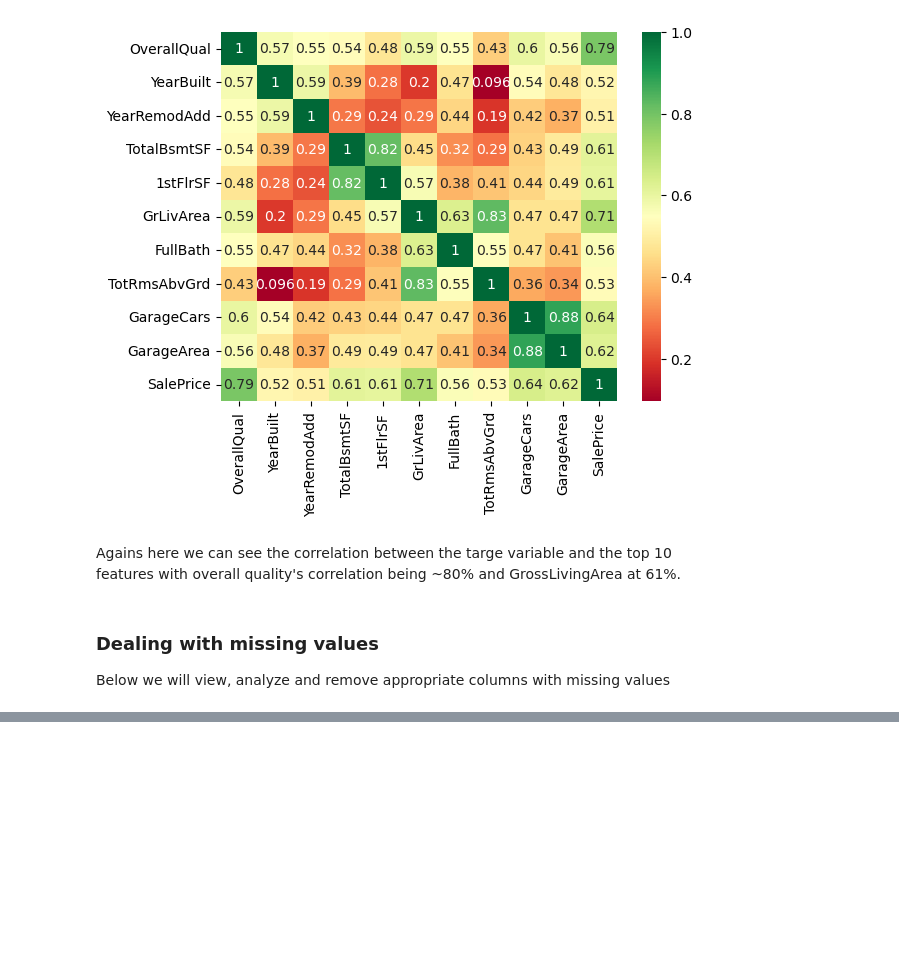
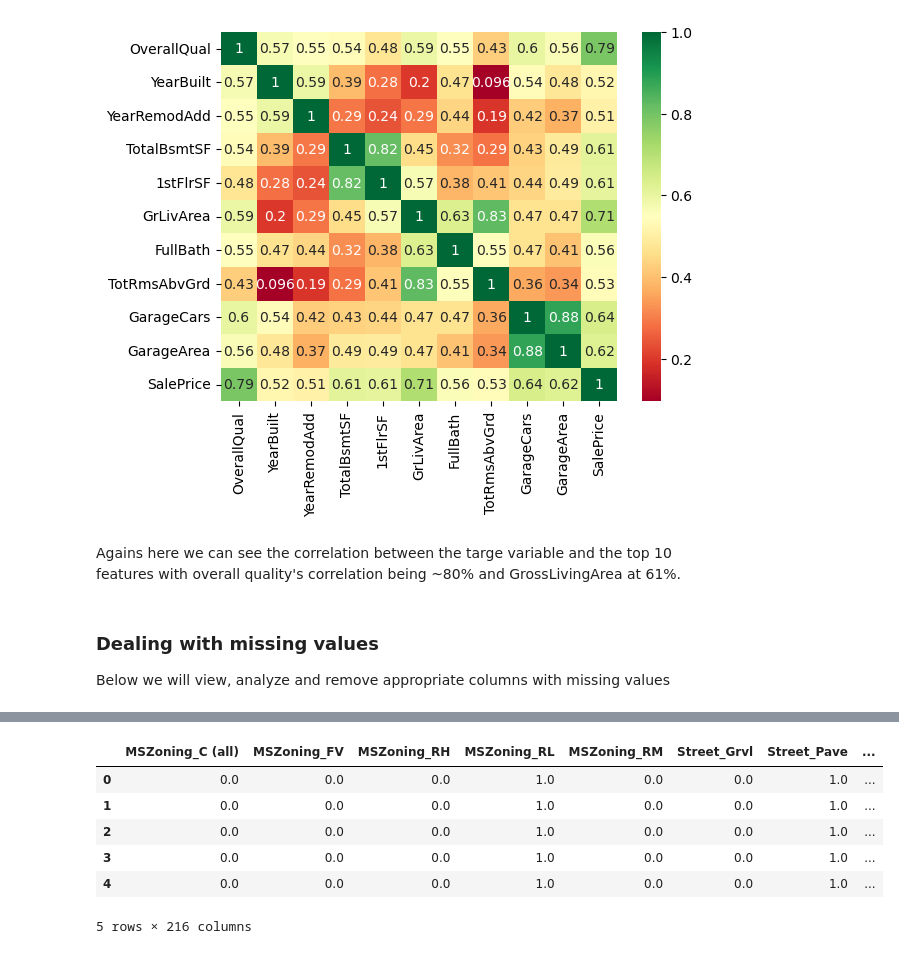
Before and after one commit to SMRain10/Housing-Price-Regression-Competition, a Jupyter notebook: 611_Project.ipynb, the cells around one changed output, grey strips where cells are left out. Cells and saved outputs as stored; diff of their text form; code cells hidden in the pictures; blank space fills up the shorter version.

```diff
--- a/611_Project.ipynb
+++ b/611_Project.ipynb
@@ -122,0 +151,8 @@ Looking at columns with missing values we can easily remove one with large amoun
+# %%
+# Lets separate the features into categorical and quantitative features.
+categorical_features = df_train1.select_dtypes(include=['object']).columns
+quantitative_features = df_train1.select_dtypes(exclude=['object']).columns
+
+# Print the number of categorical and quantitative features.
+print('There are {} categorical features.'.format(len(categorical_features)))
+print('There are {} quantitative features.'.format(len(quantitative_features)))
@@ -122,0 +164,9 @@ Looking at columns with missing values we can easily remove one with large amoun
+# %%
+from sklearn.preprocessing import OneHotEncoder
+
+# Lets use one hot encoder to encode the categorical features.
+encoder = OneHotEncoder(sparse=False)
+encoder.fit(df_train1[categorical_features])
+
+# Transform the categorical features into one hot encoded features.
+encoder.transform(df_train1[categorical_features])
@@ -122,0 +181,16 @@ Looking at columns with missing values we can easily remove one with large amoun
+# %%
+# The line of code below creates a new dataframe with the one hot encoded features. We need to add the quantitative features to this dataframe.
+data_enc = pd.DataFrame(encoder.transform(df_train1[categorical_features]), columns=encoder.get_feature_names_out())
+
+# Add the quantitative features to the dataframe with the one hot encoded features.
+data_enc = pd.concat([data_enc, df_train1[quantitative_features]], axis=1)
+# %%
+data_enc.head()
+# %% [output]
+|  | MSZoning_C (all) | MSZoning_FV | MSZoning_RH | MSZoning_RL | MSZoning_RM | Street_Grvl | Street_Pave | ... |
+| 0 | 0.0 | 0.0 | 0.0 | 1.0 | 0.0 | 0.0 | 1.0 | ... |
+| 1 | 0.0 | 0.0 | 0.0 | 1.0 | 0.0 | 0.0 | 1.0 | ... |
+| 2 | 0.0 | 0.0 | 0.0 | 1.0 | 0.0 | 0.0 | 1.0 | ... |
+| 3 | 0.0 | 0.0 | 0.0 | 1.0 | 0.0 | 0.0 | 1.0 | ... |
+| 4 | 0.0 | 0.0 | 0.0 | 1.0 | 0.0 | 0.0 | 1.0 | ... |
+5 rows × 216 columns
```
Also changed, not shown: parts of 20 cells of this notebook.
